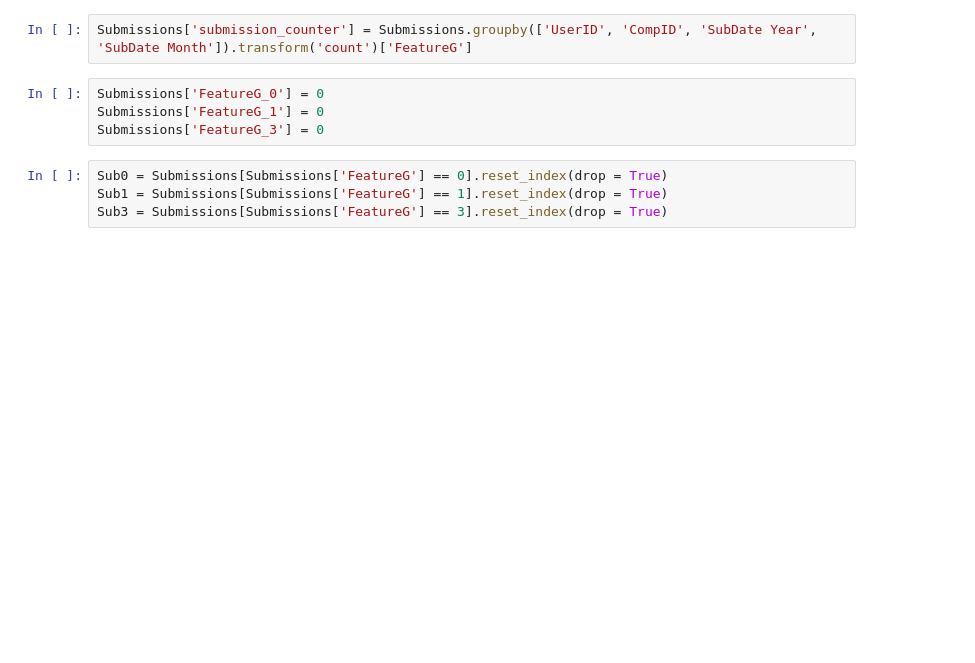
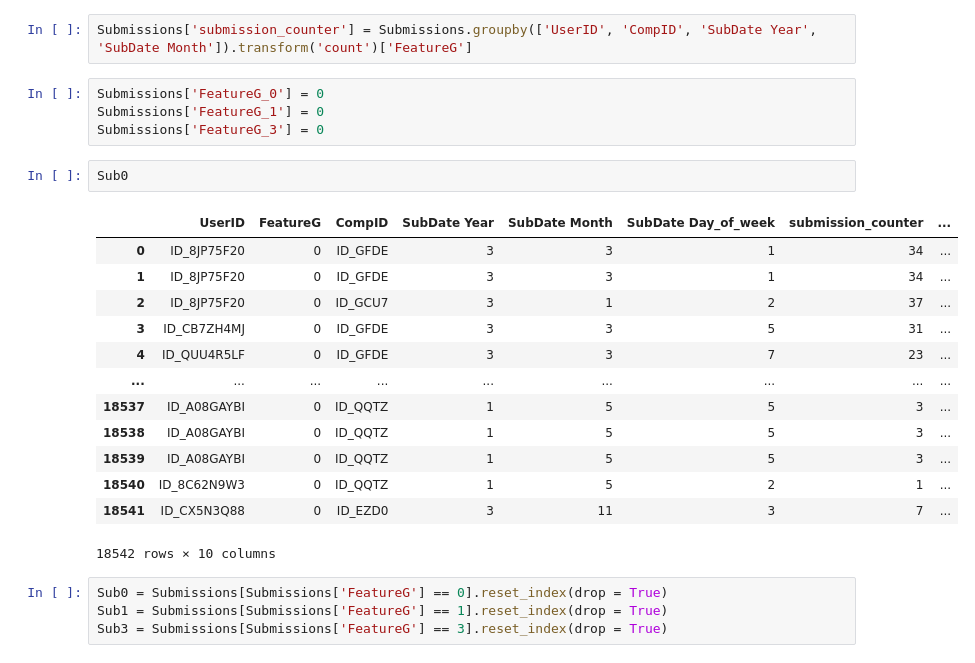
Before and after one commit to simiel/zindiUserBehaviour, a Jupyter notebook: Projet-Zindi-Zindi-User-Behaviour-Birthday-Challenge-main/Data_Clean.ipynb, the cells around one changed output. Cells and saved outputs as stored; diff of their text form; blank space fills up the shorter version.

```diff
--- a/Projet-Zindi-Zindi-User-Behaviour-Birthday-Challenge-main/Data_Clean.ipynb
+++ b/Projet-Zindi-Zindi-User-Behaviour-Birthday-Challenge-main/Data_Clean.ipynb
@@ -217,6 +217,22 @@ Submissions['submission_counter'] = Submissions.groupby(['UserID', 'CompID', 'Su
 Submissions['FeatureG_0'] = 0
 Submissions['FeatureG_1'] = 0
 Submissions['FeatureG_3'] = 0
+# %%
+Sub0
+# %% [output]
+|  | UserID | FeatureG | CompID | SubDate Year | SubDate Month | SubDate Day_of_week | submission_counter | ... |
+| 0 | ID_8JP75F20 | 0 | ID_GFDE | 3 | 3 | 1 | 34 | ... |
+| 1 | ID_8JP75F20 | 0 | ID_GFDE | 3 | 3 | 1 | 34 | ... |
+| 2 | ID_8JP75F20 | 0 | ID_GCU7 | 3 | 1 | 2 | 37 | ... |
+| 3 | ID_CB7ZH4MJ | 0 | ID_GFDE | 3 | 3 | 5 | 31 | ... |
+| 4 | ID_QUU4R5LF | 0 | ID_GFDE | 3 | 3 | 7 | 23 | ... |
+| ... | ... | ... | ... | ... | ... | ... | ... | ... |
+| 18537 | ID_A08GAYBI | 0 | ID_QQTZ | 1 | 5 | 5 | 3 | ... |
+| 18538 | ID_A08GAYBI | 0 | ID_QQTZ | 1 | 5 | 5 | 3 | ... |
+| 18539 | ID_A08GAYBI | 0 | ID_QQTZ | 1 | 5 | 5 | 3 | ... |
+| 18540 | ID_8C62N9W3 | 0 | ID_QQTZ | 1 | 5 | 2 | 1 | ... |
+| 18541 | ID_CX5N3Q88 | 0 | ID_EZD0 | 3 | 11 | 3 | 7 | ... |
+18542 rows × 10 columns
 # %%
 Sub0 = Submissions[Submissions['FeatureG'] == 0].reset_index(drop = True)
 Sub1 = Submissions[Submissions['FeatureG'] == 1].reset_index(drop = True)
```
Also changed, not shown: parts of 7 cells of this notebook, 17 other files.
